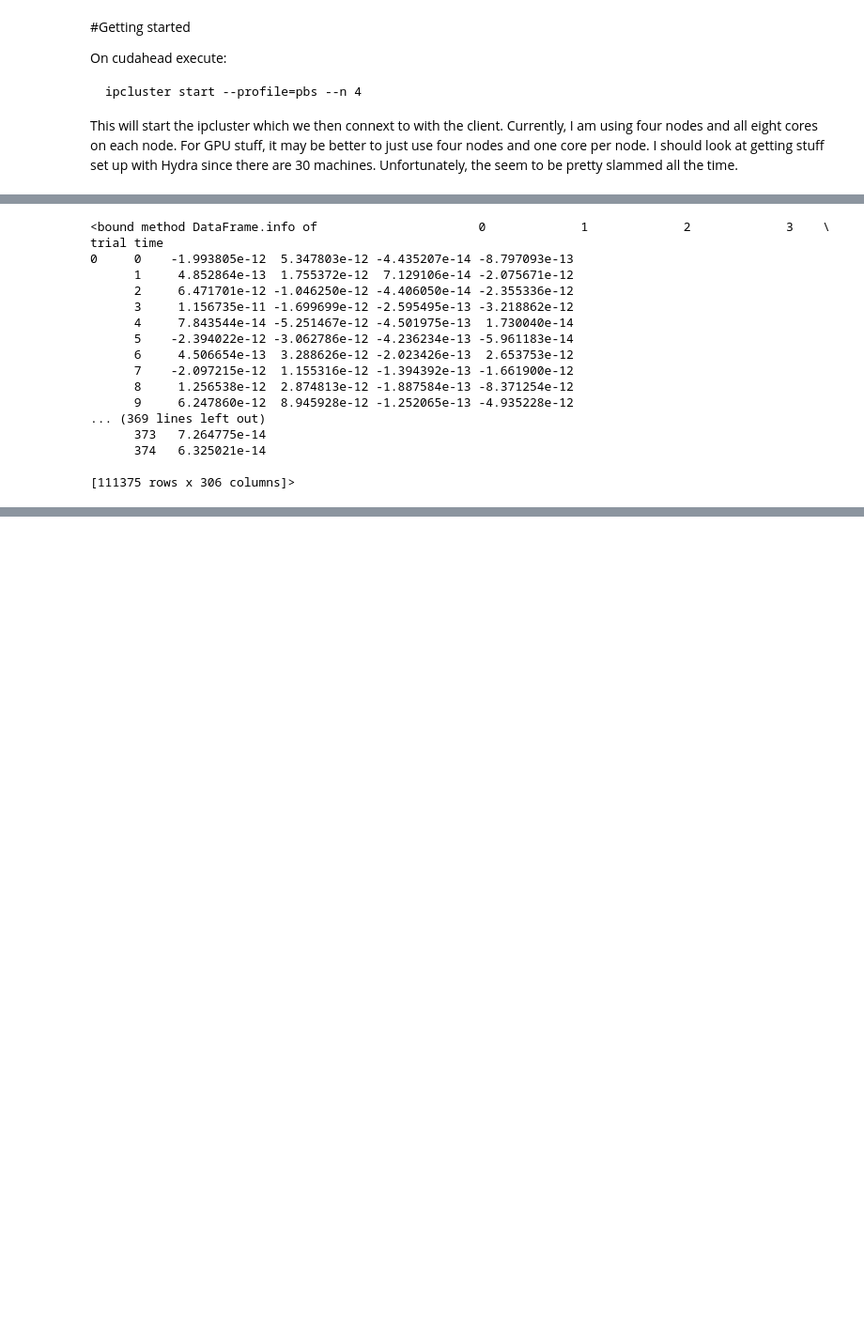
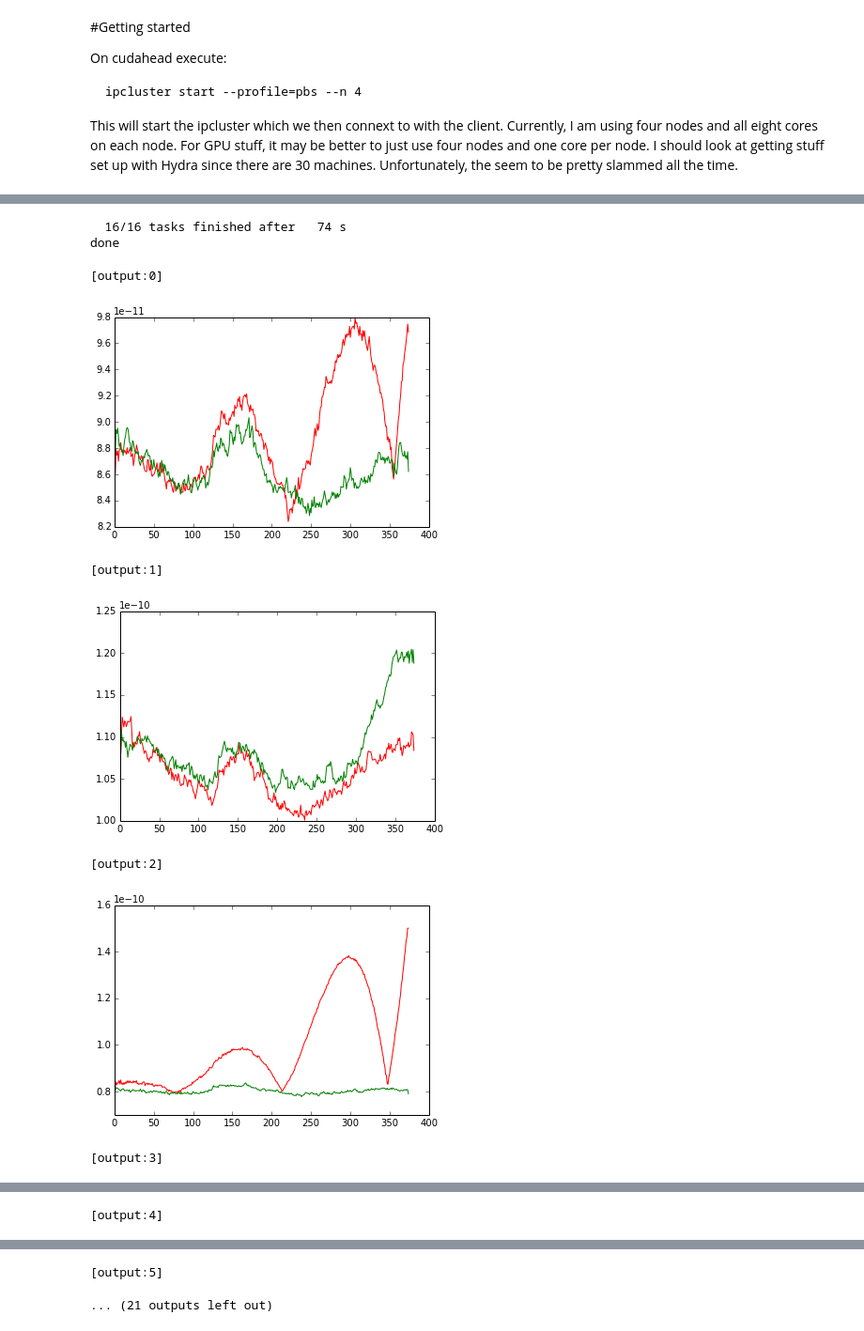
Before and after one commit to capdevc/decmeg, a Jupyter notebook: Density-1.ipynb, the cells around one changed output, grey strips where cells are left out. Shown at 94% size. Drawn from its saved outputs; the diff is of its cells as text; code cells hidden in the pictures; blank space fills up the shorter version.

```diff
--- a/Density-1.ipynb
+++ b/Density-1.ipynb
@@ -18,0 +11,22 @@ rc.ids
+# %%
+%matplotlib inline
+import os
+import numpy as np
+import matplotlib.pyplot as plt
+from fn import _
+from sklearn.neighbors import NearestNeighbors
+from IPython.parallel import Client
+
+def nn_density_plot(idnum, n_neighbors=15):
+    s = TrainSubject(idnum)
+    s_dists = nn_distances(s.X_s, n_neighbors)
+    f_dists = nn_distances(s.X_f, n_neighbors)
+    plt.plot(s_dists[:,-1], color='r')
+    plt.plot(f_dists[:,-1], color='g')
+
+
+rc = Client(profile='pbs',
+            sshserver='ccapdevi@hydra20.eecs.utk.edu')
+lv = rc.load_balanced_view()
+dv = rc[:]
+rc.ids
@@ -54,28 +36,0 @@ gbt = sub.sf.groupby(level=['time'])
-# %%
-dists = []
-inxs = []
-for name, group in gbt:
-    nn = NearestNeighbors(n_neighbors=30).fit(group)
-    d, i = nn.kneighbors(group)
-    dists.append(d)
-    inxs.append(i)
-# %%
-sub.sf.info
-# %% [output]
-<bound method DataFrame.info of                      0             1             2             3    \
-trial time
-0     0    -1.993805e-12  5.347803e-12 -4.435207e-14 -8.797093e-13
-      1     4.852864e-13  1.755372e-12  7.129106e-14 -2.075671e-12
-      2     6.471701e-12 -1.046250e-12 -4.406050e-14 -2.355336e-12
-      3     1.156735e-11 -1.699699e-12 -2.595495e-13 -3.218862e-12
-      4     7.843544e-14 -5.251467e-12 -4.501975e-13  1.730040e-14
-      5    -2.394022e-12 -3.062786e-12 -4.236234e-13 -5.961183e-14
-      6     4.506654e-13  3.288626e-12 -2.023426e-13  2.653753e-12
-      7    -2.097215e-12  1.155316e-12 -1.394392e-13 -1.661900e-12
-      8     1.256538e-12  2.874813e-12 -1.887584e-13 -8.371254e-12
-      9     6.247860e-12  8.945928e-12 -1.252065e-13 -4.935228e-12
-... (369 lines left out)
-      373   7.264775e-14
-      374   6.325021e-14
-
-[111375 rows x 306 columns]>
@@ -81,0 +79,14 @@ trial time
+# %%
+res = lv.map(nn_density_plot, range(1,17))
+res.wait_interactive()
+%px plt.show()
+# %% [output]
+  16/16 tasks finished after   74 s
+done
+[output:0]
+[figure, added]
+[output:1]
+[figure, added]
+[output:2]
+[figure, added]
+[output:3]
@@ -81,0 +94 @@ trial time
+[output:4]
@@ -81,0 +96,2 @@ trial time
+[output:5]
+... (21 outputs left out)
```
Also changed, not shown: parts of 13 cells of this notebook.
